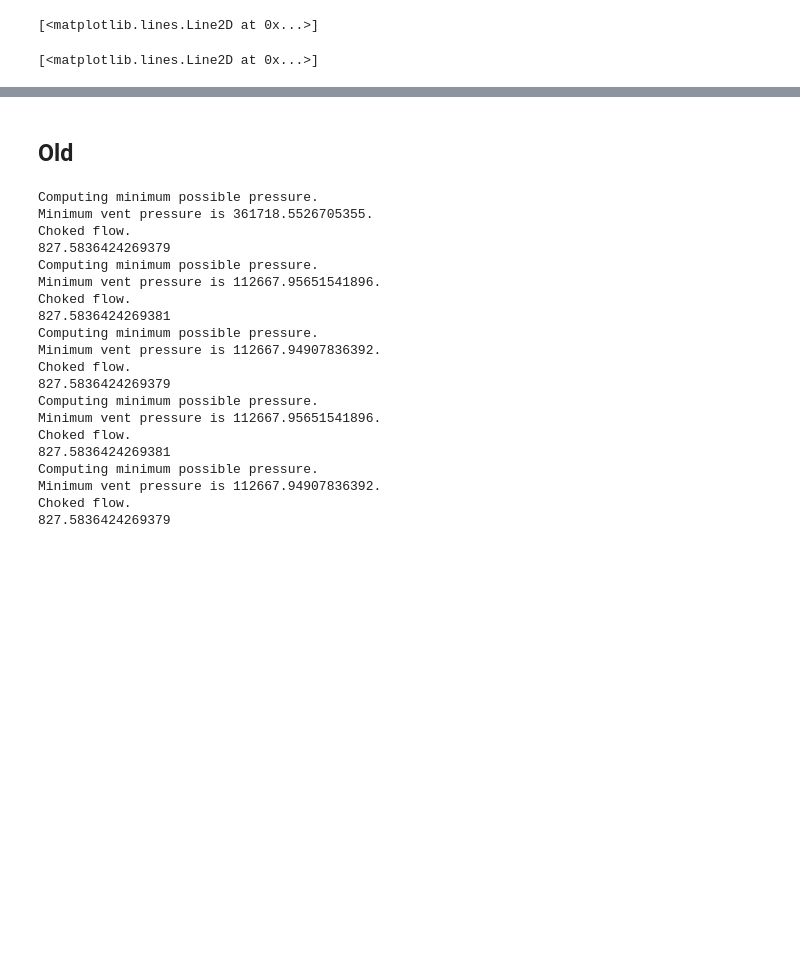
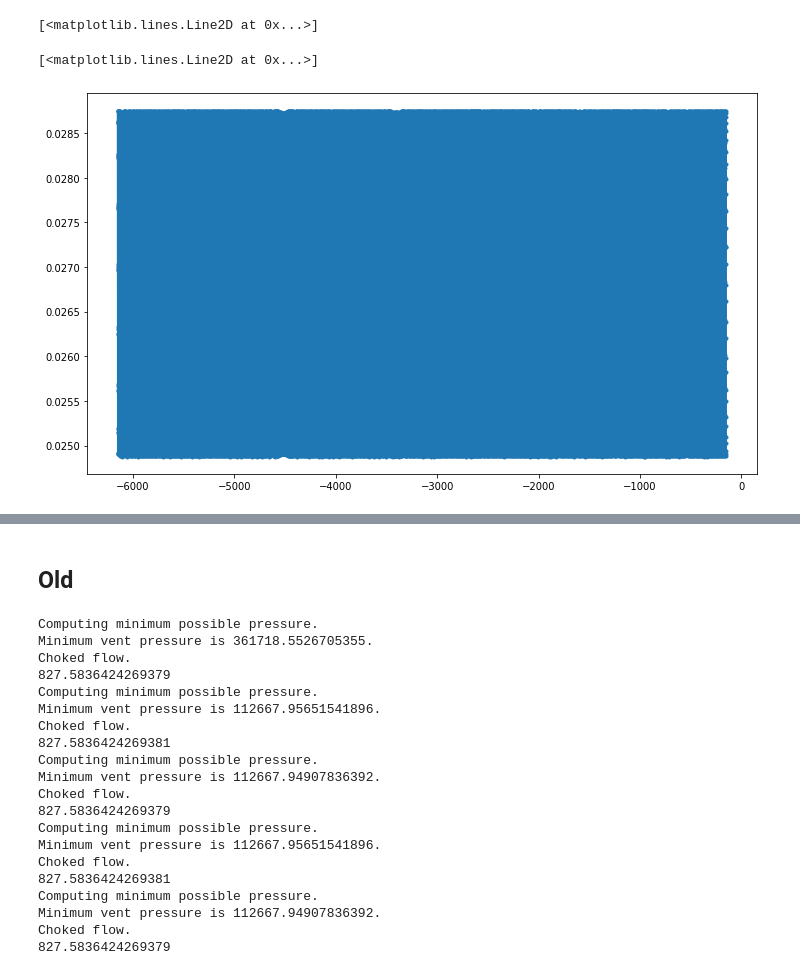
Before and after one commit to fredriclam/compressible-conduit-steady, a Jupyter notebook: periodic_approx_tester.ipynb, the cells around one changed output, grey strips where cells are left out. Cells and saved outputs as stored; diff of their text form; code cells hidden in the pictures; blank space fills up the shorter version.

```diff
--- a/periodic_approx_tester.ipynb
+++ b/periodic_approx_tester.ipynb
@@ -105,20 +103,29 @@ taus = scipy.integrate.cumulative_trapezoid(1/u, x=x, initial=0)
 # %%
 %matplotlib inline
 
-# phi_crys = 0.4025 * (1.1 - 0.1 * np.cos(0.0))
-# chi_water = 0.05055
-# TODO: vary water as well in this fashion:
-# yWt_init = chi_water * (1 - phi_crys) / (1 + chi_water)
-# yC_init = phi_crys
+import scipy
+
+''' Check representation of y_i(0 + tau(x)). '''
+
+phi_crys = 0.4025 * (1.1 - 0.1 * np.cos(0.0))
+chi_water = 0.05055
+yWt_init = chi_water * (1 - phi_crys) / (1 + chi_water)
+yC_init = phi_crys
 
 forcing_period = 20
 yC_forcing = lambda t: 0.4025 * (1.1 - 0.1 * np.cos(2*np.pi*t/forcing_period))
+yWt_forcing = lambda t: chi_water/ (1 + chi_water) * (1 - yC_forcing(t))
+# Integrate slowness
+taus = scipy.integrate.cumulative_trapezoid(1/u, x=x, initial=0)
 coord_map = lambda xq: np.interp(xq, x, taus)
 yC_repr = lambda x: yC_forcing(-coord_map(x))
+yWt_repr = lambda x: yWt_forcing(-coord_map(x))
+
 plt.figure(figsize=(12,7))
 plt.plot(x, yC_repr(x), '.-')
 # %% [output]
 [<matplotlib.lines.Line2D at 0x...>]
+[figure, added]
 # %%
 %matplotlib inline
 
```
Also changed, not shown: parts of 17 cells of this notebook, 1 other file.
